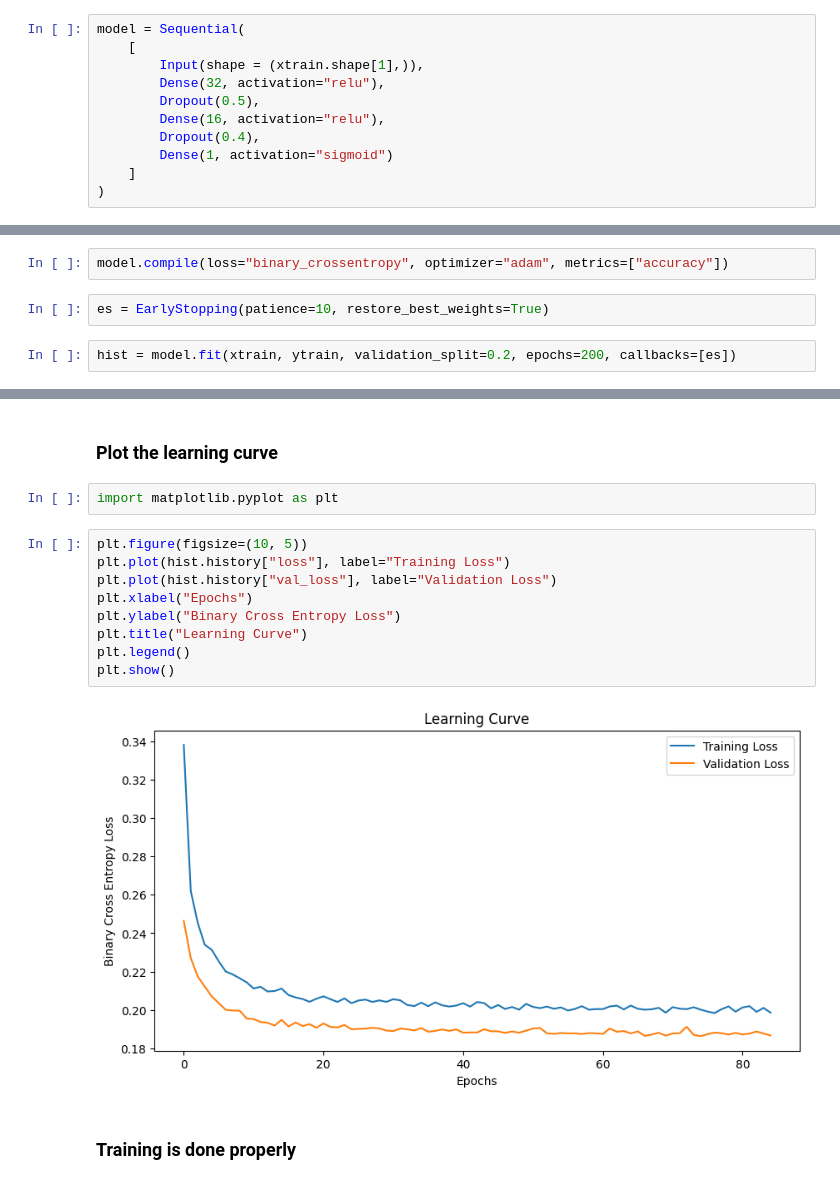
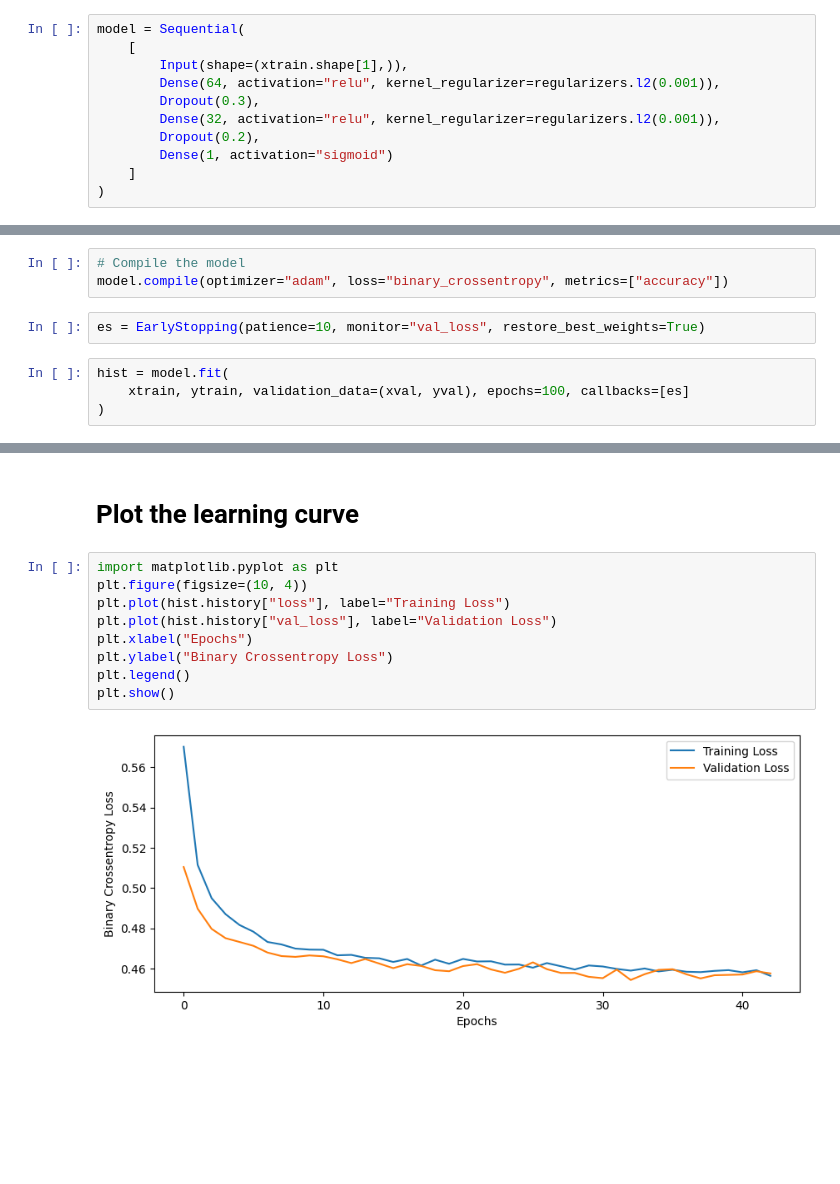
Before and after one commit to utkarshg1/Test1, a Jupyter notebook: Binary_Classification_with_Keras.ipynb, the cells around one changed output, grey strips where cells are left out. Cells and saved outputs as stored; diff of their text form; blank space fills up the shorter version.

```diff
--- a/Binary_Classification_with_Keras.ipynb
+++ b/Binary_Classification_with_Keras.ipynb
@@ -271,11 +269,11 @@ from keras.callbacks import EarlyStopping
 # %%
 model = Sequential(
     [
-        Input(shape = (xtrain.shape[1],)),
-        Dense(32, activation="relu"),
-        Dropout(0.5),
-        Dense(16, activation="relu"),
-        Dropout(0.4),
+        Input(shape=(xtrain.shape[1],)),
+        Dense(64, activation="relu", kernel_regularizer=regularizers.l2(0.001)),
+        Dropout(0.3),
+        Dense(32, activation="relu", kernel_regularizer=regularizers.l2(0.001)),
+        Dropout(0.2),
         Dense(1, activation="sigmoid")
     ]
 )
@@ -301,8 +299,11 @@ Model: "sequential"
  Non-trainable params: 0 (0.00 B)
 # %%
-model.compile(loss="binary_crossentropy", optimizer="adam", metrics=["accuracy"])
+# Compile the model
+model.compile(optimizer="adam", loss="binary_crossentropy", metrics=["accuracy"])
 # %%
-es = EarlyStopping(patience=10, restore_best_weights=True)
+es = EarlyStopping(patience=10, monitor="val_loss", restore_best_weights=True)
 # %%
-hist = model.fit(xtrain, ytrain, validation_split=0.2, epochs=200, callbacks=[es])
+hist = model.fit(
+    xtrain, ytrain, validation_data=(xval, yval), epochs=100, callbacks=[es]
+)
 # %% [output]
@@ -326,17 +327,13 @@ Epoch 85/200
 # %% [markdown]
-### Plot the learning curve
+# Plot the learning curve
-# %%
-import matplotlib.pyplot as plt
 # %%
-plt.figure(figsize=(10, 5))
+import matplotlib.pyplot as plt
+plt.figure(figsize=(10, 4))
 plt.plot(hist.history["loss"], label="Training Loss")
 plt.plot(hist.history["val_loss"], label="Validation Loss")
 plt.xlabel("Epochs")
-plt.ylabel("Binary Cross Entropy Loss")
-plt.title("Learning Curve")
+plt.ylabel("Binary Crossentropy Loss")
 plt.legend()
 plt.show()
 # %% [output]
-[figure, old version]
+[figure, new version]
-# %% [markdown]
-### Training is done properly
```
Also changed, not shown: parts of 125 cells of this notebook.
